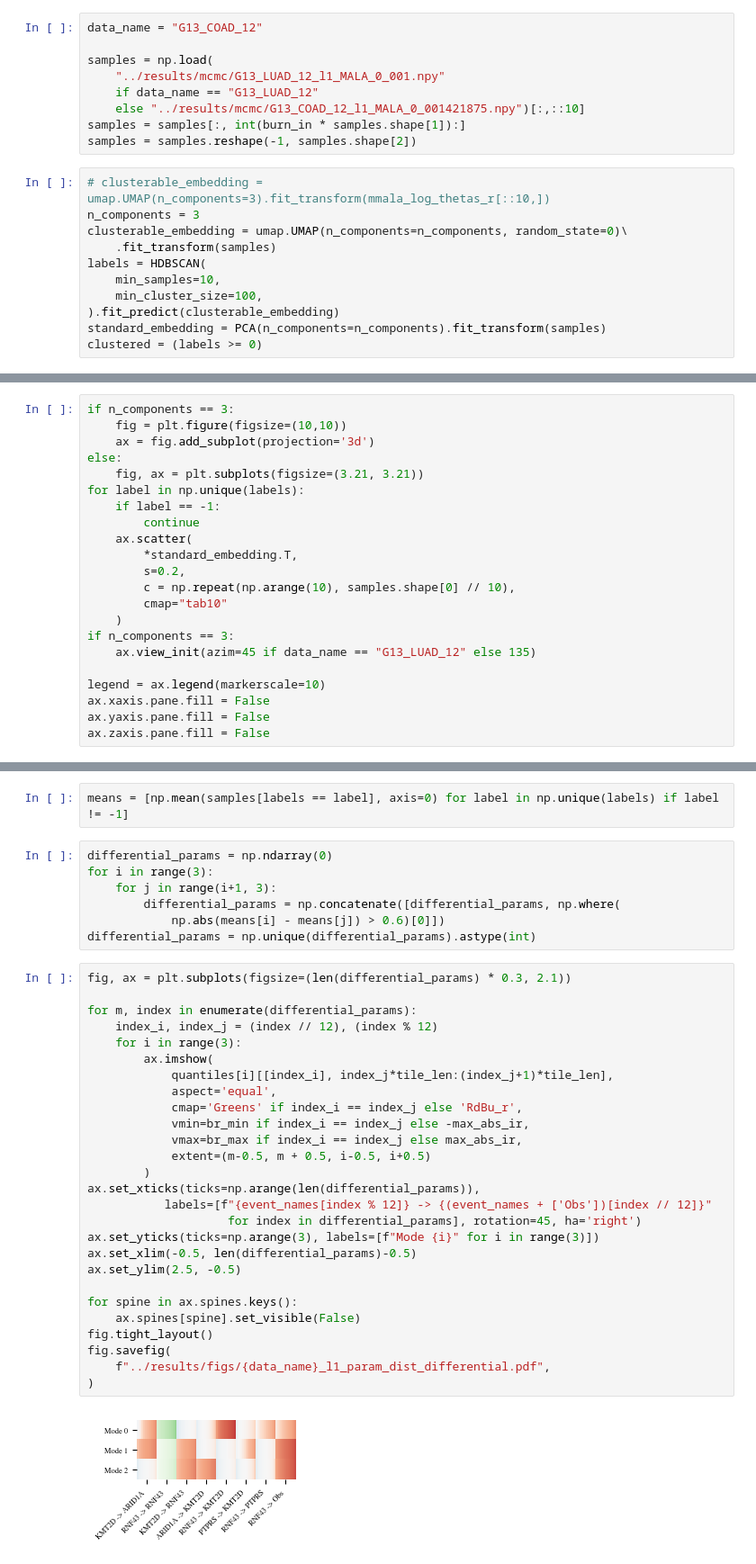
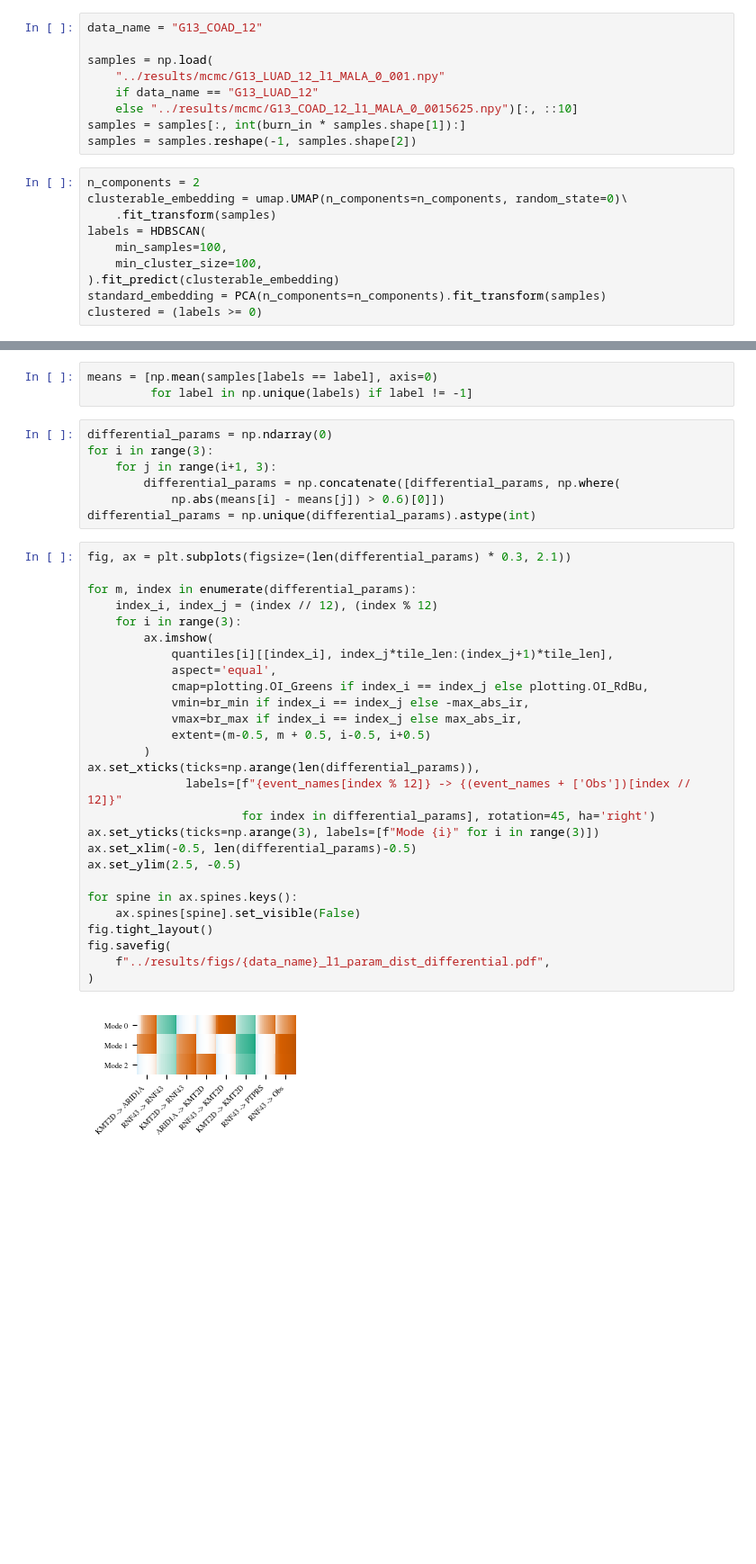
Before and after one commit to huy29433/MCMC-sampling-for-MHN, a Jupyter notebook: analysis/param_dist.ipynb, the cells around one changed output, grey strips where cells are left out. Shown at 90% size. Saved outputs shown, nothing was run; the diff lists cells and outputs as text; blank space fills up the shorter version.

```diff
--- a/analysis/param_dist.ipynb
+++ b/analysis/param_dist.ipynb
@@ -136,16 +141,15 @@ data_name = "G13_COAD_12"
 samples = np.load(
     "../results/mcmc/G13_LUAD_12_l1_MALA_0_001.npy"
     if data_name == "G13_LUAD_12"
-    else "../results/mcmc/G13_COAD_12_l1_MALA_0_001421875.npy")[:,::10]
+    else "../results/mcmc/G13_COAD_12_l1_MALA_0_0015625.npy")[:, ::10]
 samples = samples[:, int(burn_in * samples.shape[1]):]
 samples = samples.reshape(-1, samples.shape[2])
 # %%
-# clusterable_embedding = umap.UMAP(n_components=3).fit_transform(mmala_log_thetas_r[::10,])
-n_components = 3
+n_components = 2
 clusterable_embedding = umap.UMAP(n_components=n_components, random_state=0)\
     .fit_transform(samples)
 labels = HDBSCAN(
-    min_samples=10,
+    min_samples=100,
     min_cluster_size=100,
 ).fit_predict(clusterable_embedding)
 standard_embedding = PCA(n_components=n_components).fit_transform(samples)
@@ -181,22 +195,0 @@ fig.savefig(
-# %%
-if n_components == 3:
-    fig = plt.figure(figsize=(10,10))
-    ax = fig.add_subplot(projection='3d')
-else:
-    fig, ax = plt.subplots(figsize=(3.21, 3.21))
-for label in np.unique(labels):
-    if label == -1:
-        continue
-    ax.scatter(
-        *standard_embedding.T,
-        s=0.2,
-        c = np.repeat(np.arange(10), samples.shape[0] // 10),
-        cmap="tab10"
-    )
-if n_components == 3:
-    ax.view_init(azim=45 if data_name == "G13_LUAD_12" else 135)
-
-legend = ax.legend(markerscale=10)
-ax.xaxis.pane.fill = False
-ax.yaxis.pane.fill = False
-ax.zaxis.pane.fill = False
@@ -313,5 +308,6 @@ fig.savefig(
 # %%
-means = [np.mean(samples[labels == label], axis=0) for label in np.unique(labels) if label != -1]
+means = [np.mean(samples[labels == label], axis=0)
+         for label in np.unique(labels) if label != -1]
 # %%
 differential_params = np.ndarray(0)
 for i in range(3):
@@ -322,29 +318,29 @@ differential_params = np.unique(differential_params).astype(int)
 # %%
 fig, ax = plt.subplots(figsize=(len(differential_params) * 0.3, 2.1))
 
 for m, index in enumerate(differential_params):
     index_i, index_j = (index // 12), (index % 12)
     for i in range(3):
         ax.imshow(
             quantiles[i][[index_i], index_j*tile_len:(index_j+1)*tile_len],
             aspect='equal',
-            cmap='Greens' if index_i == index_j else 'RdBu_r',
+            cmap=plotting.OI_Greens if index_i == index_j else plotting.OI_RdBu,
             vmin=br_min if index_i == index_j else -max_abs_ir,
             vmax=br_max if index_i == index_j else max_abs_ir,
             extent=(m-0.5, m + 0.5, i-0.5, i+0.5)
         )
 ax.set_xticks(ticks=np.arange(len(differential_params)),
-           labels=[f"{event_names[index % 12]} -> {(event_names + ['Obs'])[index // 12]}"
-                    for index in differential_params], rotation=45, ha='right')
+              labels=[f"{event_names[index % 12]} -> {(event_names + ['Obs'])[index // 12]}"
+                      for index in differential_params], rotation=45, ha='right')
 ax.set_yticks(ticks=np.arange(3), labels=[f"Mode {i}" for i in range(3)])
 ax.set_xlim(-0.5, len(differential_params)-0.5)
 ax.set_ylim(2.5, -0.5)
 
 for spine in ax.spines.keys():
     ax.spines[spine].set_visible(False)
 fig.tight_layout()
 fig.savefig(
     f"../results/figs/{data_name}_l1_param_dist_differential.pdf",
 )
 # %% [output]
-[figure, old version]
+[figure, new version]
```
Also changed, not shown: parts of 8 cells of this notebook, 11 other files.
